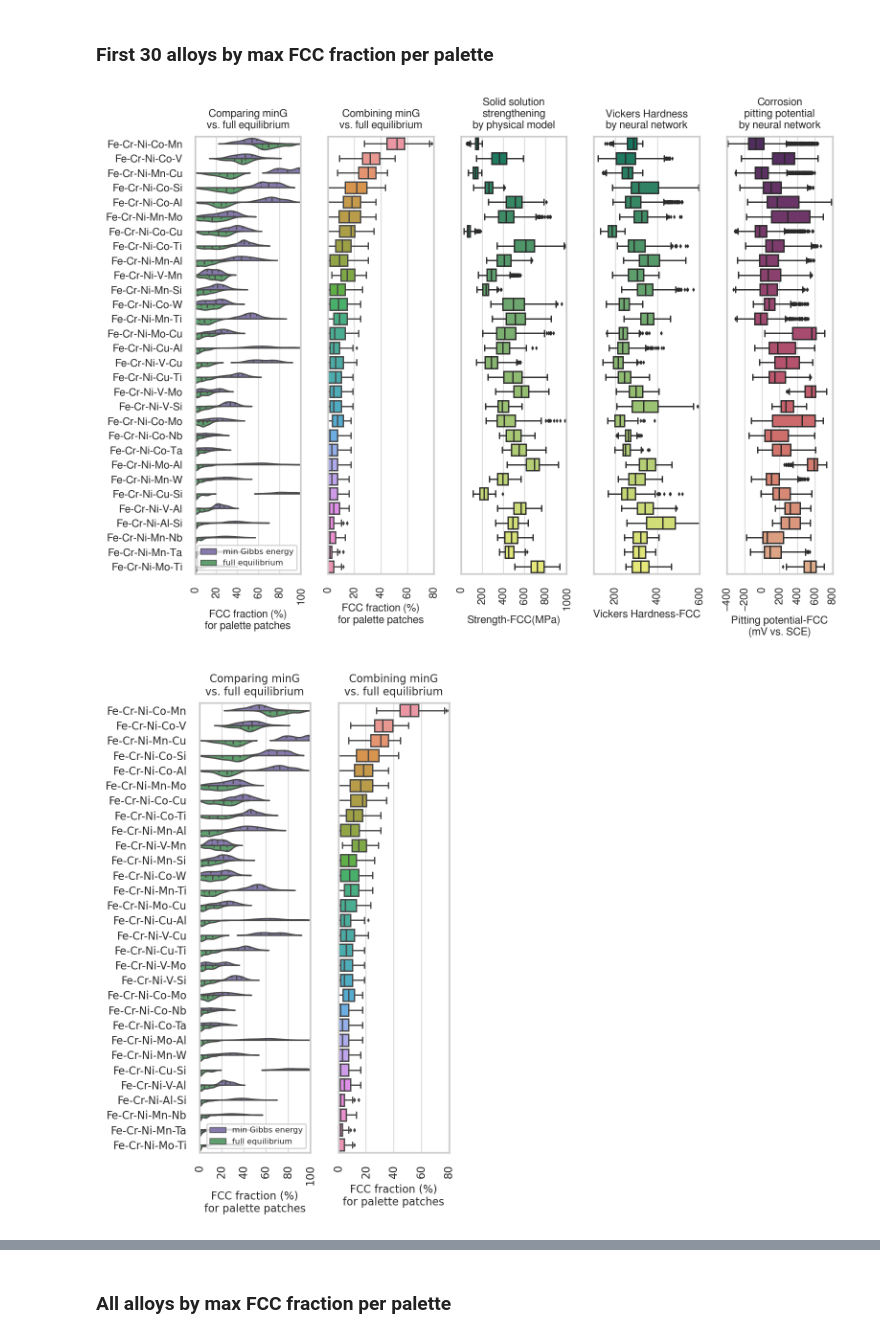
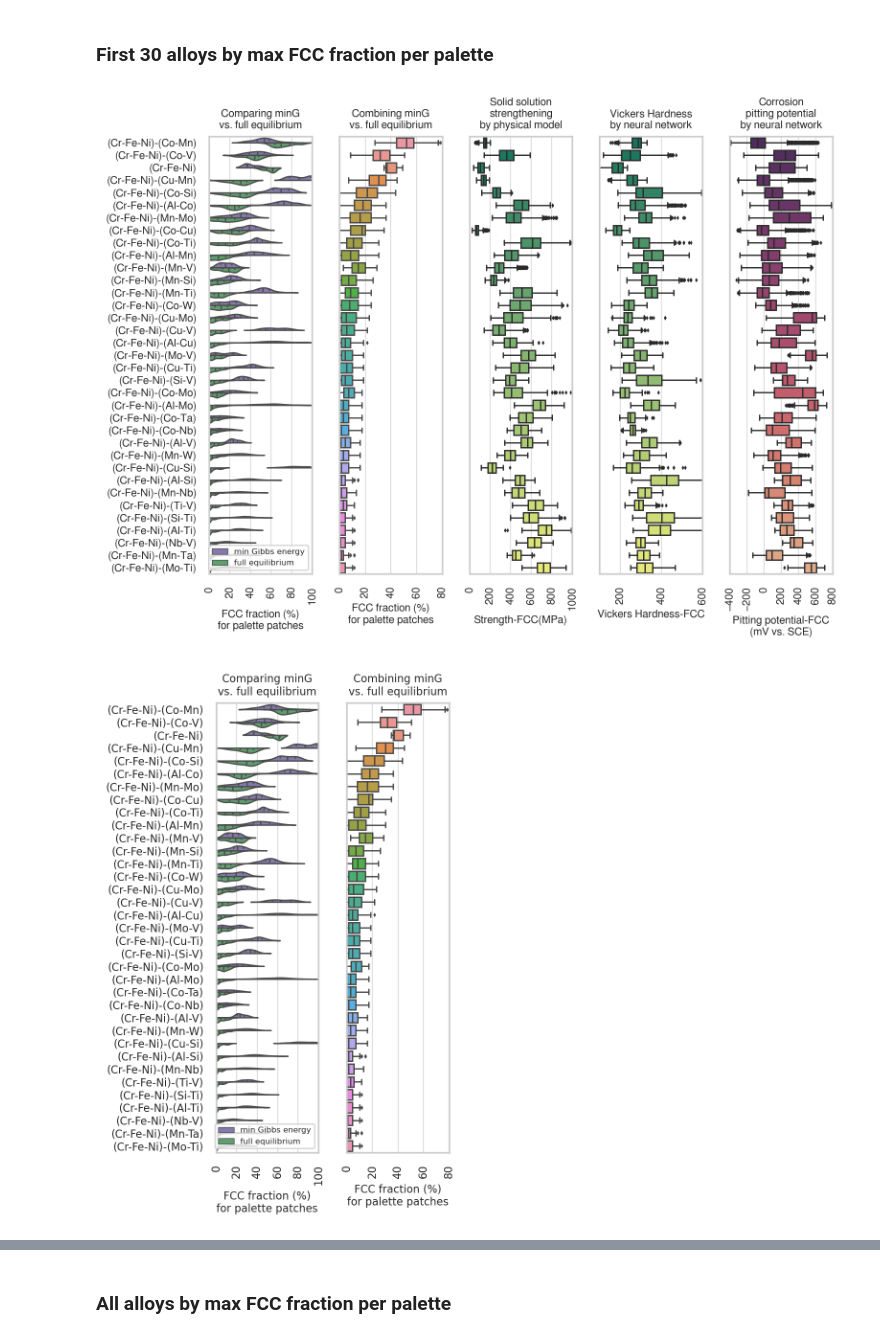
Before and after one commit to YXWU2014/CCA_CALPHAD_SSS_ML, a Jupyter notebook: sns_plot.ipynb, the cells around one changed output, grey strips where cells are left out. Saved outputs shown, nothing was run; the diff lists cells and outputs as text; code cells hidden in the pictures.

Commit message:
retraining data

```diff
--- a/sns_plot.ipynb
+++ b/sns_plot.ipynb
@@ -41,12 +41,20 @@ for compo_D_E in compo_D_E_list:
     compo_A_B_C_D_E = ['Fe', 'Cr', 'Ni'] + compo_D_E_list
     compo_A_B_C_D_E_merge = '_'.join([*compo_A_B_C_D_E])
 
-    compo_A_B_C_D_E_label_merge = '-'.join([*compo_A_B_C_D_E])
+    compo_A_B_C_sorted = sorted(['Fe', 'Cr', 'Ni'])
+    compo_D_E_list_sorted = sorted(compo_D_E_list)
+    compo_A_B_C_D_E_label_sorted_merge = '(' + '-'.join(
+        [*compo_A_B_C_sorted]) + ')-(' + '-'.join([*compo_D_E_list_sorted]) + ')'
+
+    # compo_A_B_C_D_E_label_merge = '-'.join([*compo_A_B_C_D_E])
+
     compo_A_B_C_D_E_list.append(compo_A_B_C_D_E_merge)
-    compo_A_B_C_D_E_label_list.append(compo_A_B_C_D_E_label_merge)
+    compo_A_B_C_D_E_label_list.append(compo_A_B_C_D_E_label_sorted_merge)
 
+# --- do we include Fe_Cr_Ni -----
 compo_A_B_C_D_E_list.append('Fe_Cr_Ni')
-compo_A_B_C_D_E_label_list.append('Fe-Cr-Ni')
+compo_A_B_C_D_E_label_list.append('(Cr-Fe-Ni)')
+# --------------------------------
 
 print("compo_A_B_C_D_E_list : ", compo_A_B_C_D_E_list[0])
 print("compo_A_B_C_D_E_label_list: ", compo_A_B_C_D_E_label_list[0])
@@ -303,15 +344,15 @@ for df_fcc_byPalette_sns in fcc_fractions_byPalette_sort_list:
 # %%
 # Concatenate the modified dataframes in the list vertically to create a new dataframe
 df_fcc_sns = pd.concat(df_fcc_byPalette_sns_new_list, axis=0)
-df_fcc_sns_30 = pd.concat(df_fcc_byPalette_sns_new_list[0:30], axis=0)
+df_fcc_sns_35 = pd.concat(df_fcc_byPalette_sns_new_list[0:35], axis=0)
 
 # Concatenate the list of SSS dataframes vertically to create a new dataframe
 df_SSS_sns = pd.concat(SSS_fcc_byCompo_sort_list, axis=0)
-df_SSS_sns_30 = pd.concat(SSS_fcc_byCompo_sort_list[0:30], axis=0)
+df_SSS_sns_35 = pd.concat(SSS_fcc_byCompo_sort_list[0:35], axis=0)
 
 # Concatenate the list of H1_C2 dataframes vertically to create a new dataframe
 df_H1_C2_sns = pd.concat(H1_C2_mean_std_fcc_byCompo_sort_list, axis=0)
-df_H1_C2_sns_30 = pd.concat(H1_C2_mean_std_fcc_byCompo_sort_list[0:30], axis=0)
+df_H1_C2_sns_35 = pd.concat(H1_C2_mean_std_fcc_byCompo_sort_list[0:35], axis=0)
 
 # Display the first row of the new SSS dataframe
 display(df_fcc_sns.head(1))
@@ -424,52 +465,52 @@ def sns_plot(df_fcc_sns_30, df_SSS_sns_30, df_H1_C2_sns_30, figsize=(8, 6), rota
     plt.savefig(fig_name, bbox_inches='tight')
     plt.show()
 # %%
-sns_plot(df_fcc_sns_30, df_SSS_sns_30, df_H1_C2_sns_30,
-         figsize=(8, 6), rotation=90, fig_name='sns_plot_30.pdf')
+sns_plot(df_fcc_sns_35, df_SSS_sns_35, df_H1_C2_sns_35,
+         figsize=(8, 6), rotation=90, fig_name='sns_plot_35.pdf')
 # %% [output]
-[figure, old version]
+[figure, new version]
 # %%
-def sns_plot_minG_FullEquil(df_fcc_sns_30, df_SSS_sns_30, df_H1_C2_sns_30, figsize=(8, 6), rotation=45, fig_name='sns_plot_30.pdf'):
+def sns_plot_minG_FullEquil(df_fcc_sns_35, df_SSS_sns_35, df_H1_C2_sns_35, figsize=(8, 6), rotation=45, fig_name='sns_plot_35.pdf'):
 
     fig, axs = plt.subplots(ncols=2, figsize=figsize, dpi=200)
     sns.set_theme(style="whitegrid", rc={
                   "axes.grid": True, "grid.linewidth": 0.5})
     font_size = 8
 
-    sns.violinplot(data=df_fcc_sns_30, x="Gmin_vs_eq_FCC_fraction", y="compo_A_B_C_D_E", hue="minG vs.full equil.",
+    sns.violinplot(data=df_fcc_sns_35, x="Gmin_vs_eq_FCC_fraction", y="compo_A_B_C_D_E", hue="minG vs.full equil.",
                    split=True, inner="quart", linewidth=1,
                    palette={"min Gibbs energy": "m", "full equilibrium": "g"}, ax=axs[0])
     axs[0].set_title("Comparing minG\nvs. full equilibrium",
                      fontsize=font_size)
     axs[0].set_xlabel('FCC fraction (%)\nfor palette patches',
                       fontsize=font_size)
     axs[0].set_ylabel(None)
     axs[0].legend(fontsize=font_size-2, loc='lower right')
     axs[0].set_xlim([0, 100])
     axs[0].set_xticks(range(0, 101, 20))
     axs[0].tick_params(axis='x', rotation=rotation)
     axs[0].tick_params(axis='both', labelsize=font_size)
 
-    sns.boxplot(data=df_fcc_sns_30, x="Gmin_eq_FCC_fraction", y="compo_A_B_C_D_E",
+    sns.boxplot(data=df_fcc_sns_35, x="Gmin_eq_FCC_fraction", y="compo_A_B_C_D_E",
                 linewidth=1, fliersize=1, ax=axs[1])  # palette="summer"
     axs[1].set_title("Combining minG\nvs. full equilibrium",
                      fontsize=font_size)
     axs[1].set_xlabel('FCC fraction (%)\nfor palette patches',
                       fontsize=font_size)
     axs[1].set_ylabel(None)
     axs[1].set_xlim([0, 80])
     axs[1].set_xticks(range(0, 81, 20))
     axs[1].set_yticklabels([])
     axs[1].tick_params(axis='x', rotation=rotation)
     axs[1].tick_params(axis='both', labelsize=font_size)
 
     plt.tight_layout()
     plt.savefig(fig_name, bbox_inches='tight')
     plt.show()
 
 
-sns_plot_minG_FullEquil(df_fcc_sns_30, df_SSS_sns_30, df_H1_C2_sns_30,
-                        figsize=(4, 6), rotation=90, fig_name='sns_plot_30_minG_FullEquil.pdf')
+sns_plot_minG_FullEquil(df_fcc_sns_35, df_SSS_sns_35, df_H1_C2_sns_35,
+                        figsize=(4, 6), rotation=90, fig_name='sns_plot_35_minG_FullEquil.pdf')
 # %% [output]
-[figure, old version]
+[figure, new version]
 # %%
```
Also changed, not shown: parts of 12 cells of this notebook, 8 other files.
